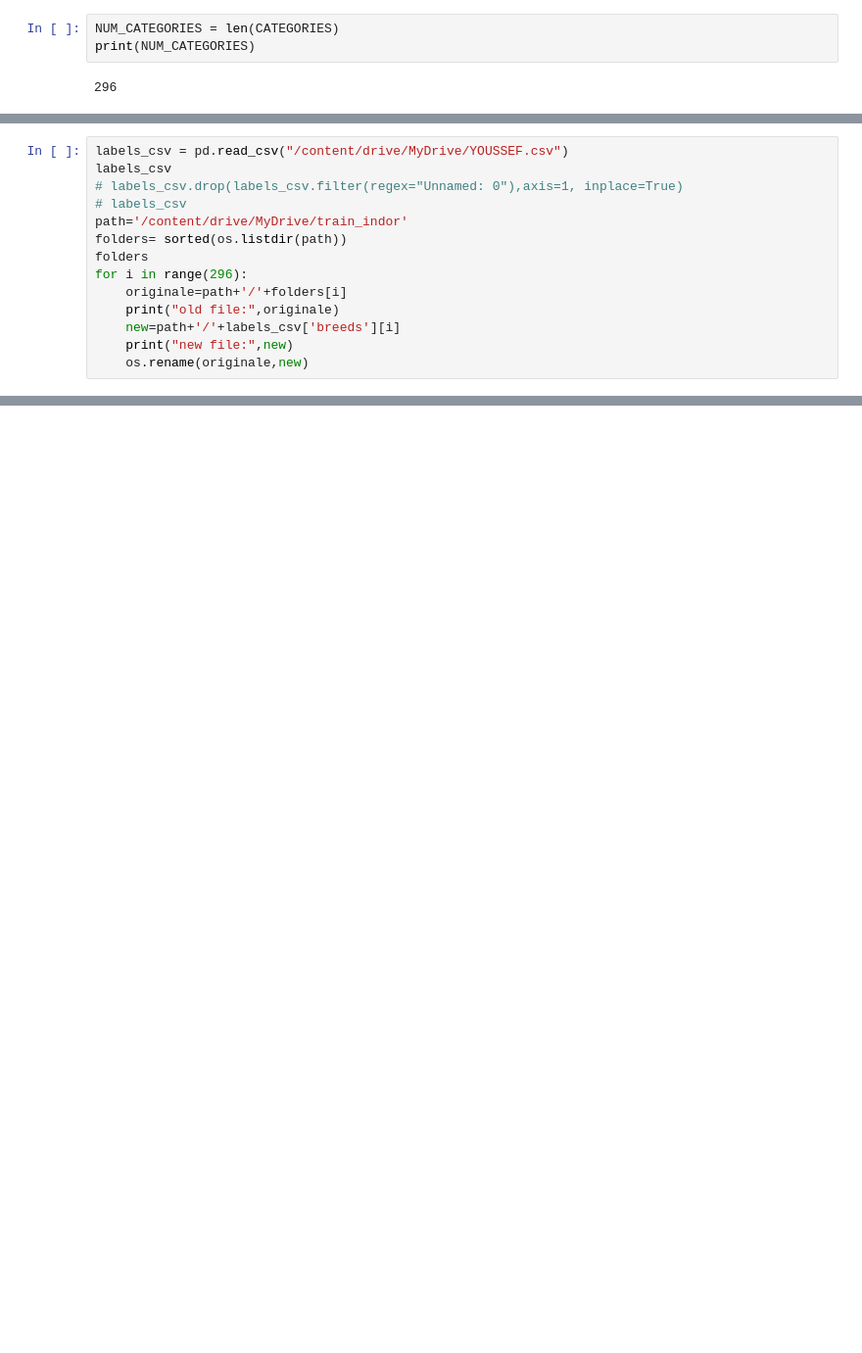
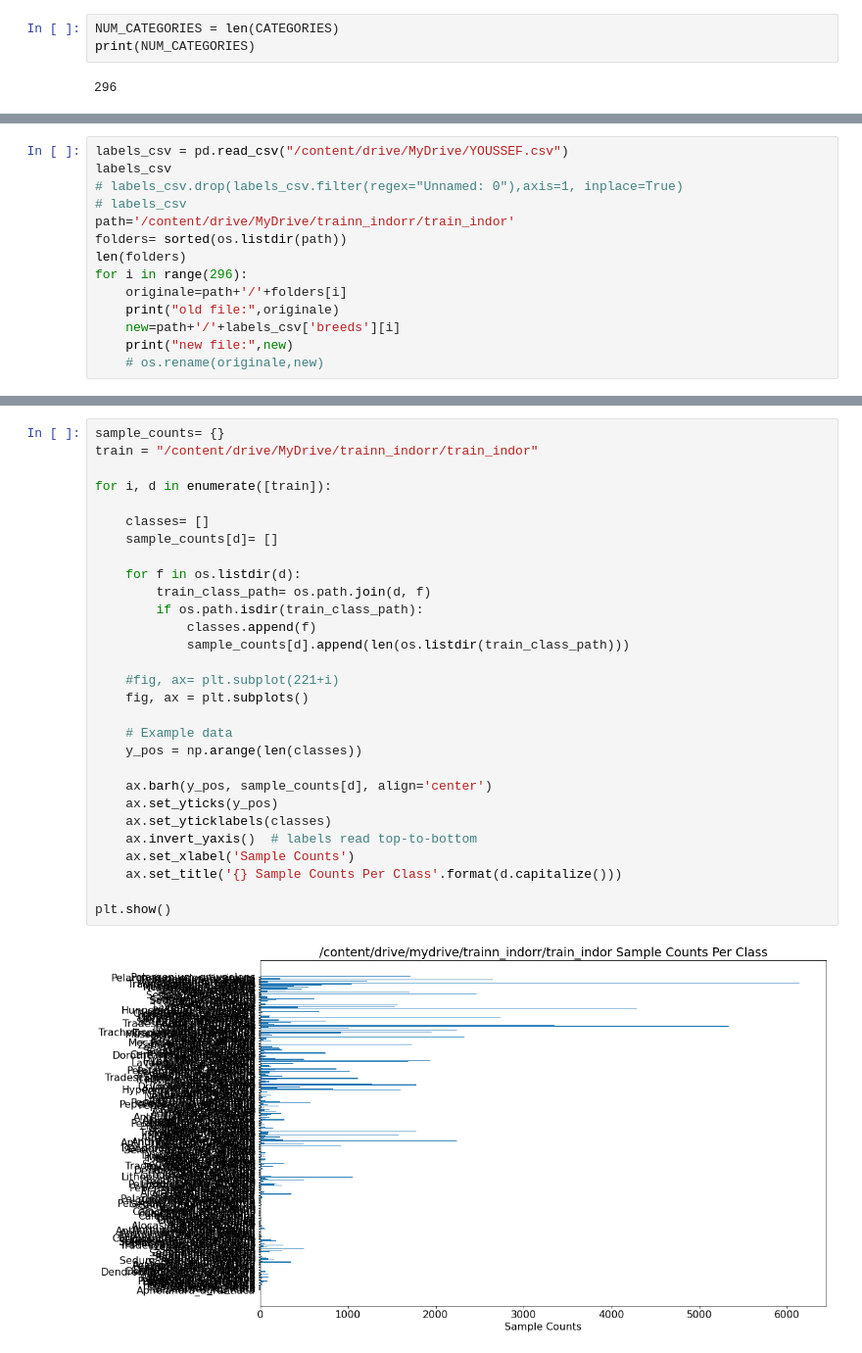
Before and after one commit to youssef-bourais/Plant_classification_using_Convolutional_Neural_Network, a Jupyter notebook: indor_plant.ipynb, the cells around one changed output, grey strips where cells are left out. Shown at 98% size. Saved outputs shown, nothing was run; the diff lists cells and outputs as text; blank space fills up the shorter version.

```diff
--- a/indor_plant.ipynb
+++ b/indor_plant.ipynb
@@ -83,13 +99,13 @@ labels_csv = pd.read_csv("/content/drive/MyDrive/YOUSSEF.csv")
 labels_csv
 # labels_csv.drop(labels_csv.filter(regex="Unnamed: 0"),axis=1, inplace=True)
 # labels_csv
-path='/content/drive/MyDrive/train_indor'
+path='/content/drive/MyDrive/trainn_indorr/train_indor'
 folders= sorted(os.listdir(path))
-folders
+len(folders)
 for i in range(296):
     originale=path+'/'+folders[i]
     print("old file:",originale)
     new=path+'/'+labels_csv['breeds'][i]
     print("new file:",new)
-    os.rename(originale,new)
+    # os.rename(originale,new)
 # %% [output]
@@ -123,0 +155,31 @@ FileNotFoundError: ignored
+# %%
+sample_counts= {}
+train = "/content/drive/MyDrive/trainn_indorr/train_indor"
+
+for i, d in enumerate([train]):
+
+    classes= []
+    sample_counts[d]= []
+
+    for f in os.listdir(d):
+        train_class_path= os.path.join(d, f)
+        if os.path.isdir(train_class_path):
+            classes.append(f)
+            sample_counts[d].append(len(os.listdir(train_class_path)))
+
+    #fig, ax= plt.subplot(221+i)
+    fig, ax = plt.subplots()
+
+    # Example data
+    y_pos = np.arange(len(classes))
+
+    ax.barh(y_pos, sample_counts[d], align='center')
+    ax.set_yticks(y_pos)
+    ax.set_yticklabels(classes)
+    ax.invert_yaxis()  # labels read top-to-bottom
+    ax.set_xlabel('Sample Counts')
+    ax.set_title('{} Sample Counts Per Class'.format(d.capitalize()))
+
+plt.show()
+# %% [output]
+[figure, added]
```
Also changed, not shown: parts of 9 cells of this notebook.
